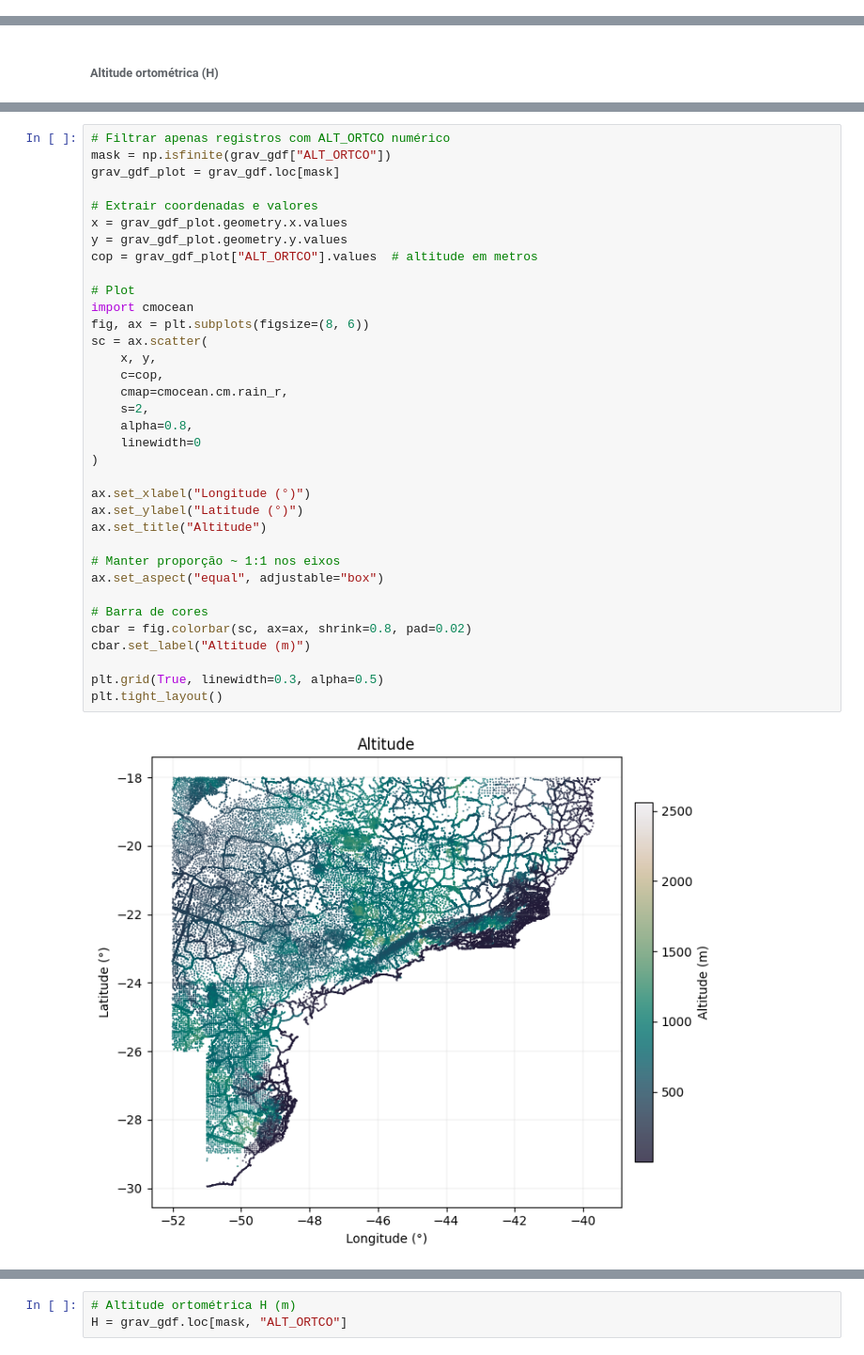
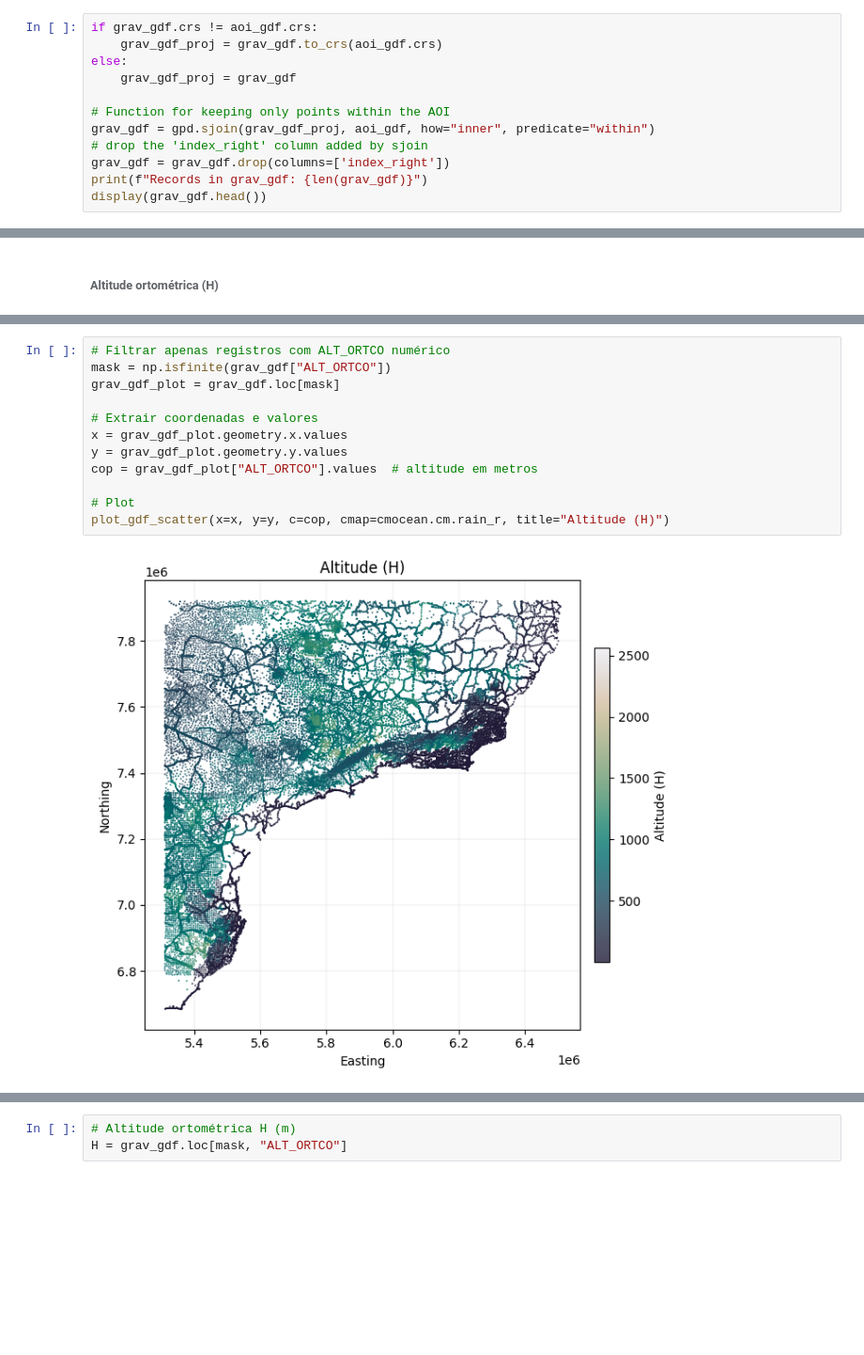
Before and after one commit to lszam/potentials-on, a Jupyter notebook: PosdocON_GravCamposSantosRibeira_Etapa02.ipynb, the cells around one changed output, grey strips where cells are left out. Shown at 94% size. Saved outputs shown, nothing was run; the diff lists cells and outputs as text; blank space fills up the shorter version.

```diff
--- a/PosdocON_GravCamposSantosRibeira_Etapa02.ipynb
+++ b/PosdocON_GravCamposSantosRibeira_Etapa02.ipynb
@@ -247,0 +167,12 @@ Número de registros em grav_gdf é: 237893
+# %%
+if grav_gdf.crs != aoi_gdf.crs:
+    grav_gdf_proj = grav_gdf.to_crs(aoi_gdf.crs)
+else:
+    grav_gdf_proj = grav_gdf
+
+# Function for keeping only points within the AOI
+grav_gdf = gpd.sjoin(grav_gdf_proj, aoi_gdf, how="inner", predicate="within")
+# drop the 'index_right' column added by sjoin
+grav_gdf = grav_gdf.drop(columns=['index_right'])
+print(f"Records in grav_gdf: {len(grav_gdf)}")
+display(grav_gdf.head())
@@ -259,38 +200,15 @@ O MDE COP-30 está referenciado em coordenadas geográficas WGS84 (datum horizon
 # %%
 # Filtrar apenas registros com ALT_ORTCO numérico
 mask = np.isfinite(grav_gdf["ALT_ORTCO"])
 grav_gdf_plot = grav_gdf.loc[mask]
 
 # Extrair coordenadas e valores
 x = grav_gdf_plot.geometry.x.values
 y = grav_gdf_plot.geometry.y.values
 cop = grav_gdf_plot["ALT_ORTCO"].values  # altitude em metros
 
 # Plot
-import cmocean
-fig, ax = plt.subplots(figsize=(8, 6))
-sc = ax.scatter(
-    x, y,
-    c=cop,
-    cmap=cmocean.cm.rain_r,
-    s=2,
-    alpha=0.8,
-    linewidth=0
-)
-
-ax.set_xlabel("Longitude (°)")
-ax.set_ylabel("Latitude (°)")
-ax.set_title("Altitude")
-
-# Manter proporção ~ 1:1 nos eixos
-ax.set_aspect("equal", adjustable="box")
-
-# Barra de cores
-cbar = fig.colorbar(sc, ax=ax, shrink=0.8, pad=0.02)
-cbar.set_label("Altitude (m)")
-
-plt.grid(True, linewidth=0.3, alpha=0.5)
-plt.tight_layout()
+plot_gdf_scatter(x=x, y=y, c=cop, cmap=cmocean.cm.rain_r, title="Altitude (H)")
 # %% [output]
-[figure, old version]
+[figure, new version]
 # %% [markdown]
```
Also changed, not shown: parts of 33 cells of this notebook.
